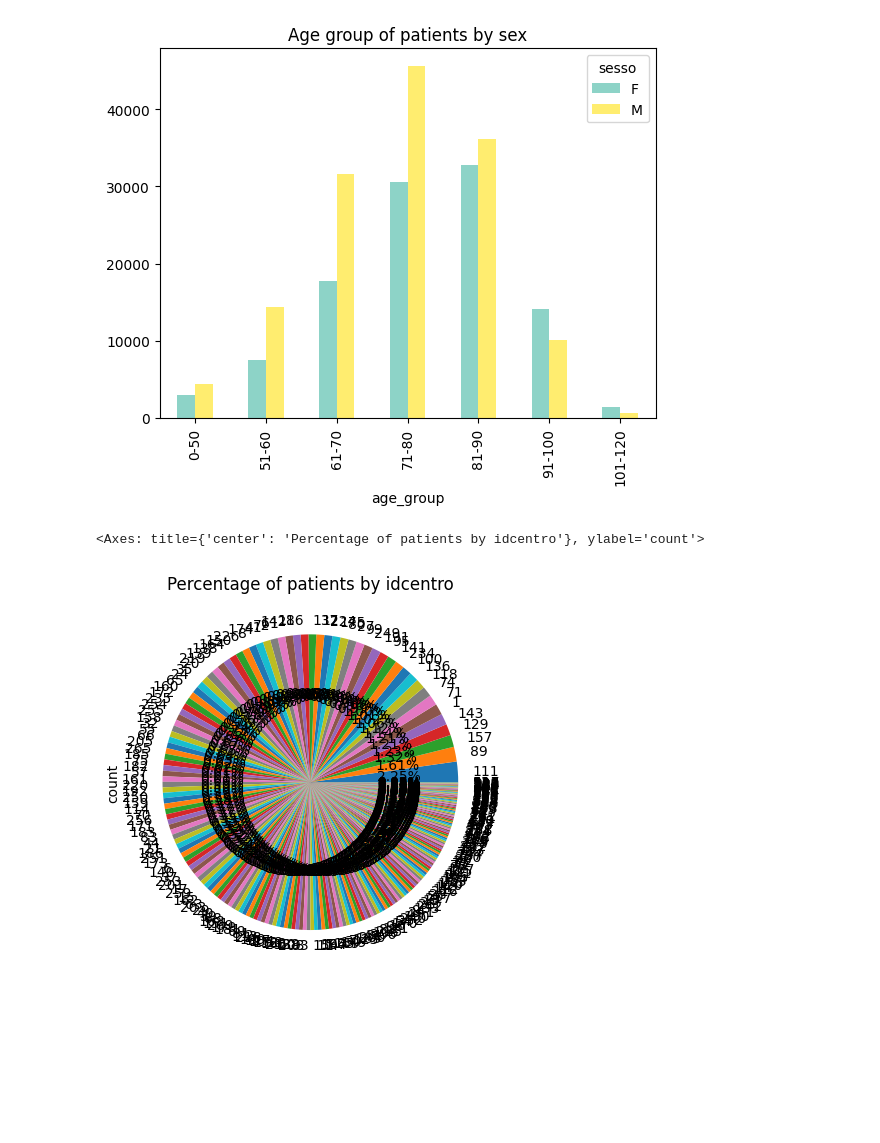
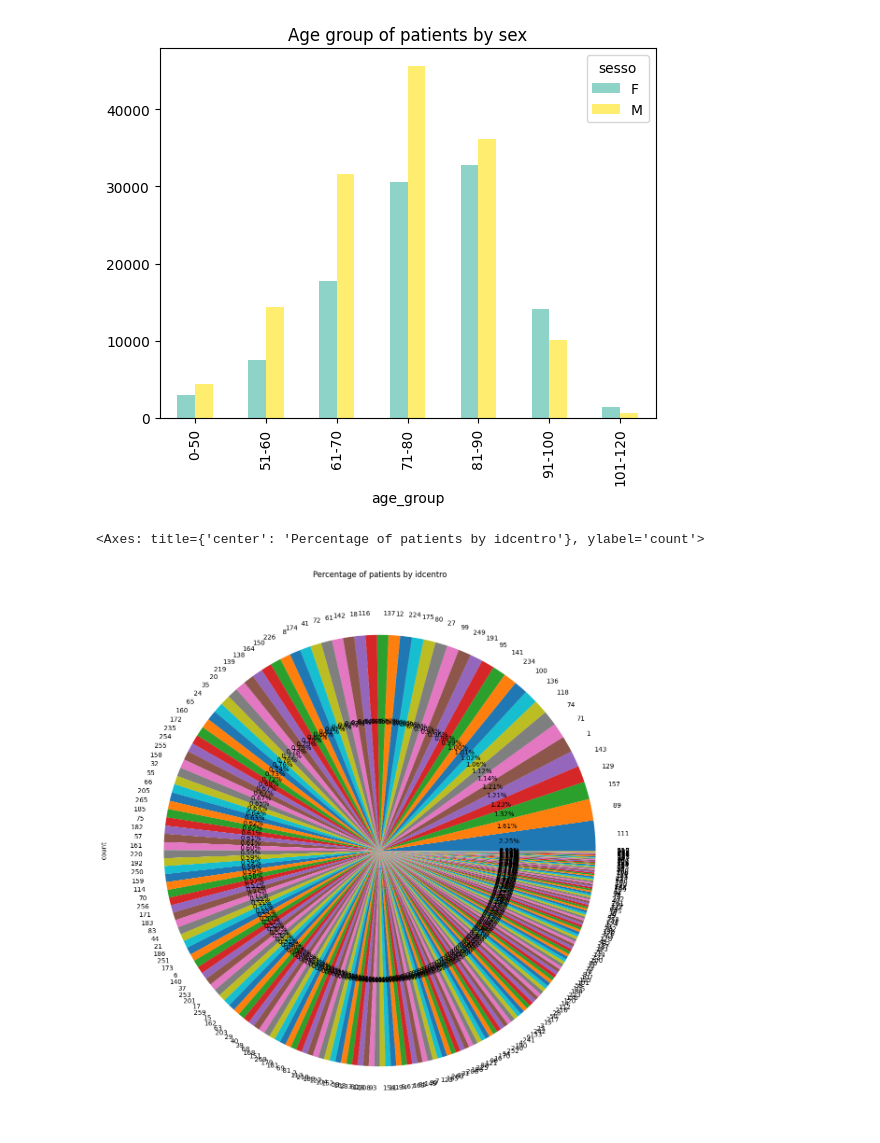
Before and after one commit to AntoAndGar/ML-Health-Event-Prediction, a Jupyter notebook: plot.ipynb, the cells around one changed output. Saved outputs shown, nothing was run; the diff lists cells and outputs as text; code cells hidden in the pictures; blank space fills up the shorter version.

```diff
--- a/plot.ipynb
+++ b/plot.ipynb
@@ -44,11 +44,14 @@ df.groupby(["age_group", "sesso"])["sesso"].count().unstack().plot(
 # %%
 # plot percentage of patient by idcentro with labels that follow the pie slices
 df["idcentro"].value_counts().plot(
-    kind="pie", title="Percentage of patients by idcentro", autopct="%.2f%%"
+    kind="pie",
+    title="Percentage of patients by idcentro",
+    autopct="%.2f%%",
+    figsize=(15, 15),
 )
 # %% [output]
 <Axes: title={'center': 'Percentage of patients by idcentro'}, ylabel='count'>
-[figure, old version]
+[figure, new version]
 # %%
 # plot number of patient by idcentro
 df["idcentro"].value_counts().plot(
```
Also changed, not shown: parts of 1 cell of this notebook, 2 other files.
